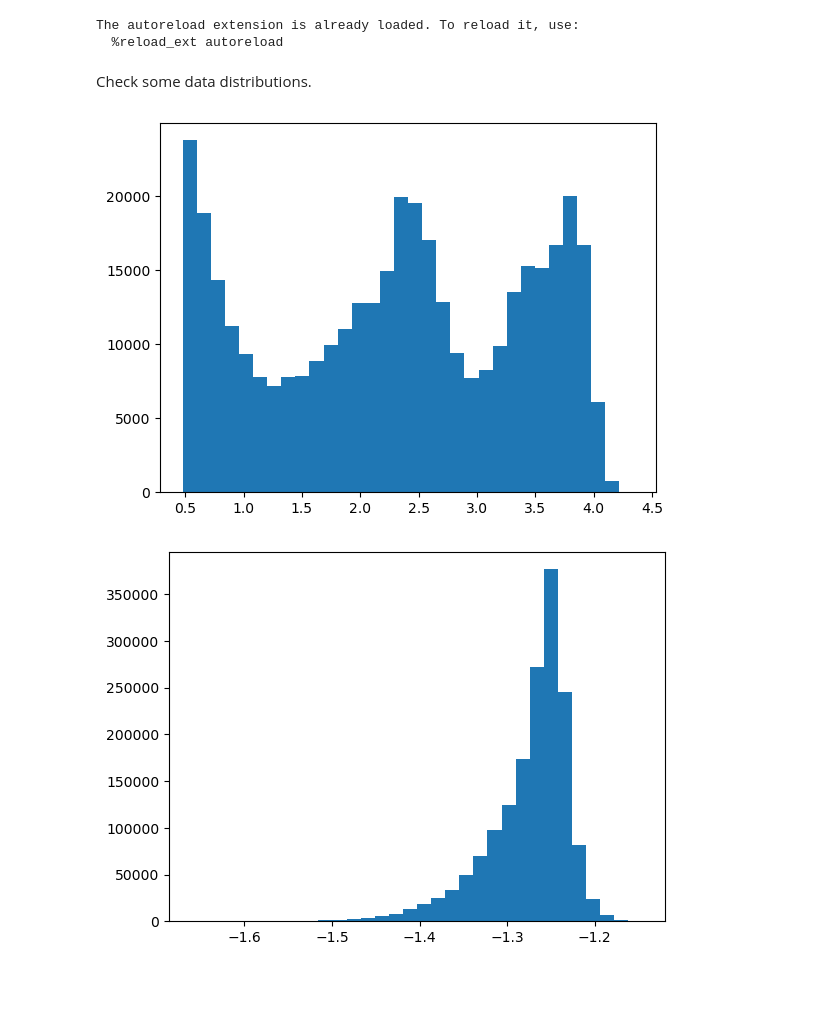
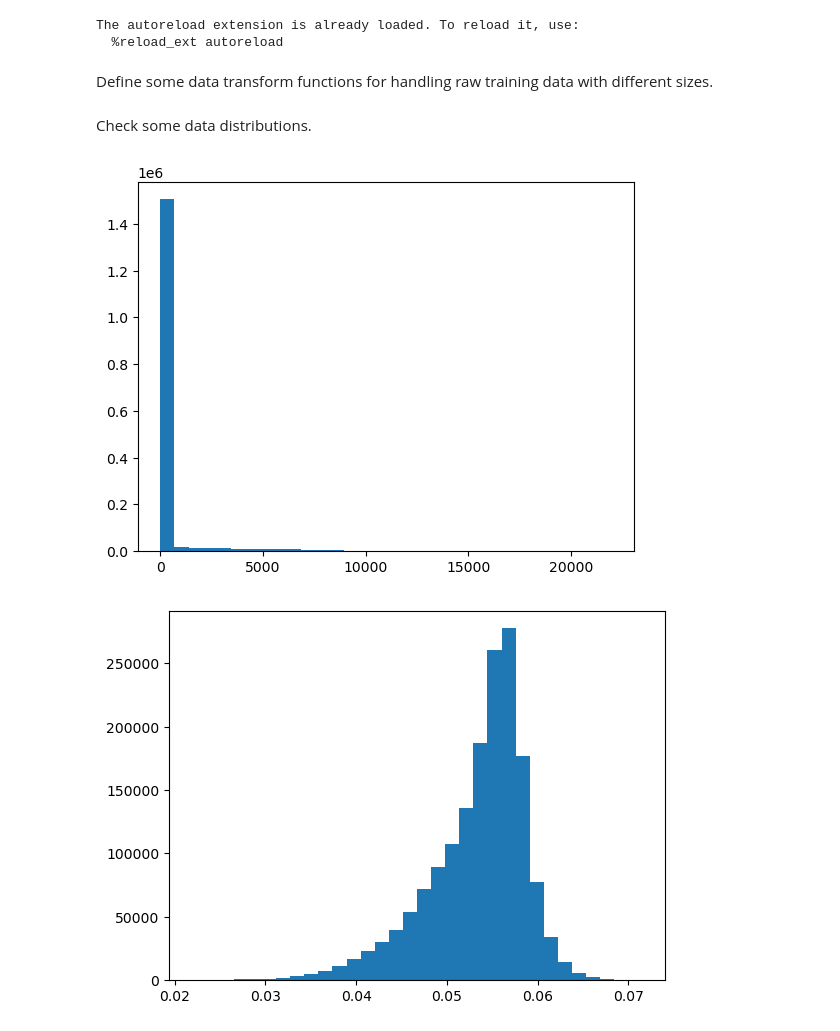
Before and after one commit to mdw771/probe_position_correction_w_ptychonn, a Jupyter notebook: workspace/large/train.ipynb, the cells around one changed output. Drawn from its saved outputs; the diff is of its cells as text; code cells hidden in the pictures; blank space fills up the shorter version.

```diff
--- a/workspace/large/train.ipynb
+++ b/workspace/large/train.ipynb
@@ -20,28 +21,44 @@ from pppc.ptychonn.model import PtychoNNModel
+# %% [markdown]
+Define some data transform functions for handling raw training data with different sizes.
+# %%
+# Raw DP size 512, label 128; crop DPs to 384, then rescale to 128. (use default function in HDF5Dataset)
+transform_func_512_128 = None
+transform_func_kwargs_512_128 = None
+
+# Raw DP size 512, label 128; crop DPs to 256, then pad to 384, and rescale to 128. (use default function in HDF5Dataset)
+def transform_func_512_128_pad(dp):
+    dp = transform_data_for_ptychonn(dp, target_shape=(256, 256), discard_len=(128, 128))
+    dp = transform_data_for_ptychonn(dp, target_shape=(128, 128), discard_len=(-64, -64))
+    return dp
+transform_func_kwargs_512_128_pad = None
 # %%
 config_dict = PtychoNNTrainingConfigDict()
 config_dict['batch_size_per_process'] = 64
 config_dict['num_epochs'] = 60
-config_dict['learning_rate_per_process'] = 1e-3
+config_dict['learning_rate_per_process'] = 1e-4
 config_dict['optimizer'] = 'adam'
-config_dict['model_save_dir'] = '../../trained_models/model_36SpiralDatasets'
+config_dict['model_save_dir'] = '../../trained_models/model_36SpiralDatasets_zeroPad'
 config_dict['validation_ratio'] = 0.01
-dataset = HDF5Dataset('data/data_train.h5', verbose=False)
+# Attention to transform_func and transform_func_kwargs. They must match the training data.
+dataset = HDF5Dataset('data/data_train.h5', verbose=False, transform_func=transform_func_512_128_pad, transform_func_kwargs=transform_func_kwargs_512_128_pad)
 config_dict['dataset'] = dataset
-config_dict['model'] = PtychoNNModel(n_levels=3)
+config_dict['model'] = (PtychoNNModel, {'n_levels': 4})
 config_dict['debug'] = False
 # %% [markdown]
 Check some data distributions.
 # %%
 def plot_distribution(x):
     x = x.reshape(-1)
-    x = x[x > 0]
-    plt.hist(np.log10(x), bins=32)
+    #x = x[x > 0]
+    plt.hist(x, bins=32)
     plt.show()
 
 x, y_mag, y_ph = dataset.__getitems__(list(range(100)))
 plot_distribution(x.numpy())
 plot_distribution(y_mag.numpy())
 plot_distribution(y_ph.numpy())
+plt.imshow(np.log10(x[0, 0, :, :] + 1e-6))
+plt.show()
 # %% [output]
-[figure, old version]
+[figure, new version]
-[figure, old version]
+[figure, new version]
```
Also changed, not shown: parts of 7 cells of this notebook, 6 other files.
